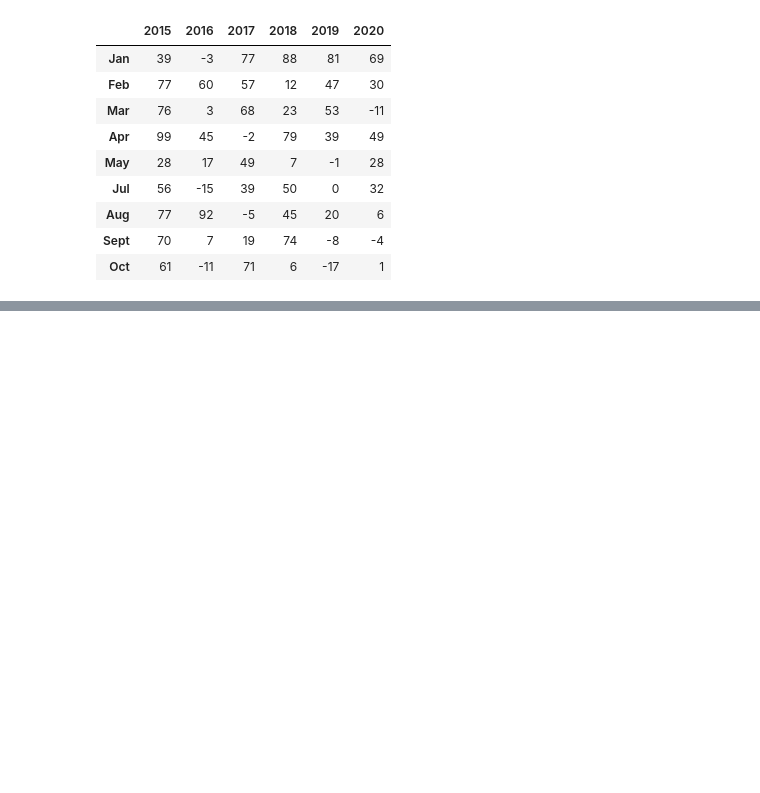
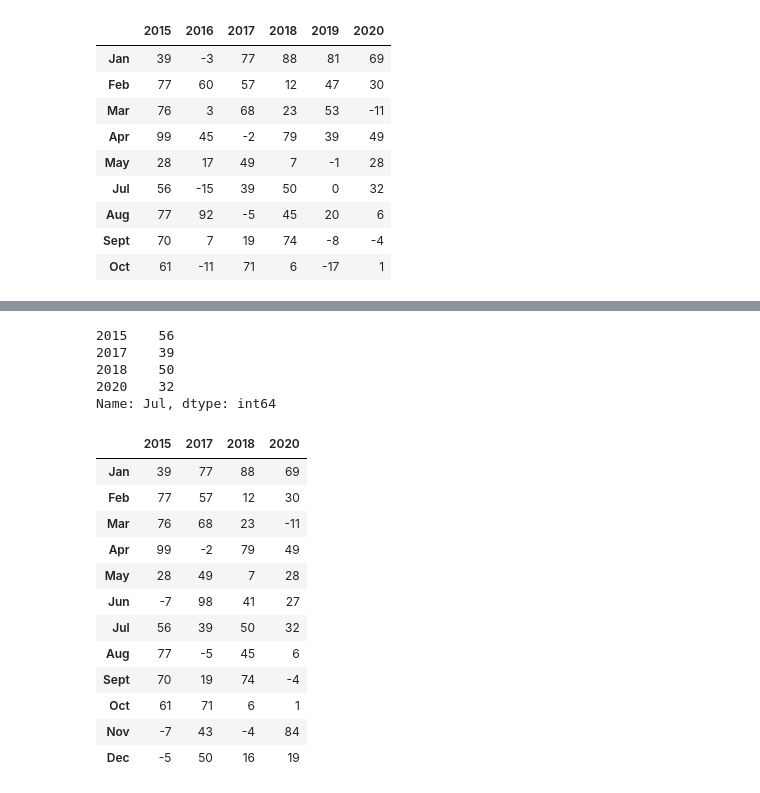
Before and after one commit to TheDarkTrumpet/BAIS-6040-0EXP-spr2021, a Jupyter notebook: Notebooks/Phase 2/05.01.01-Pandas.ipynb, the cells around one changed output, grey strips where cells are left out. Saved outputs shown, nothing was run; the diff lists cells and outputs as text; code cells hidden in the pictures; blank space fills up the shorter version.

```diff
--- a/Notebooks/Phase 2/05.01.01-Pandas.ipynb
+++ b/Notebooks/Phase 2/05.01.01-Pandas.ipynb
@@ -311,0 +412,24 @@ wonkyWeather[(wonkyWeather[2015] > 0)]
+# %%
+wonkyWeather.loc['Jul', wonkyWeather.loc['Jul'] > 0]
+# %% [output]
+2015    56
+2017    39
+2018    50
+2020    32
+Name: Jul, dtype: int64
+# %%
+wonkyWeather.loc[:, wonkyWeather.loc['Jul'] > 0]
+# %% [output]
+|  | 2015 | 2017 | 2018 | 2020 |
+| Jan | 39 | 77 | 88 | 69 |
+| Feb | 77 | 57 | 12 | 30 |
+| Mar | 76 | 68 | 23 | -11 |
+| Apr | 99 | -2 | 79 | 49 |
+| May | 28 | 49 | 7 | 28 |
+| Jun | -7 | 98 | 41 | 27 |
+| Jul | 56 | 39 | 50 | 32 |
+| Aug | 77 | -5 | 45 | 6 |
+| Sept | 70 | 19 | 74 | -4 |
+| Oct | 61 | 71 | 6 | 1 |
+| Nov | -7 | 43 | -4 | 84 |
+| Dec | -5 | 50 | 16 | 19 |
```
Also changed, not shown: parts of 12 cells of this notebook.
